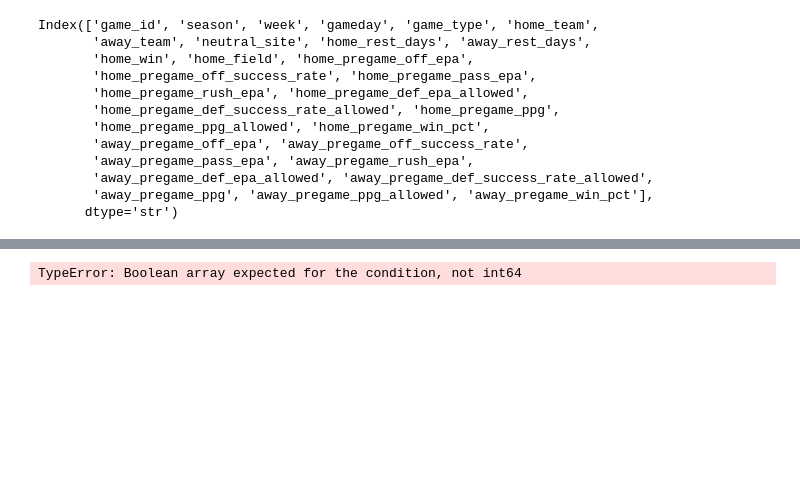
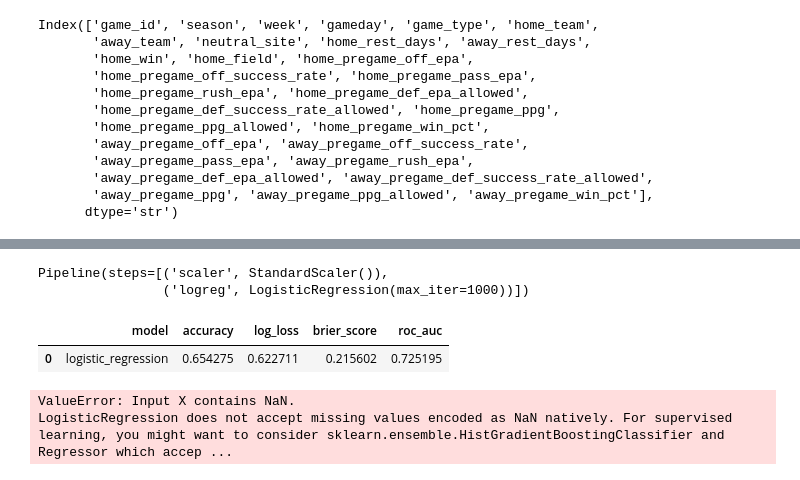
Before and after one commit to swcrockett/nfl-win-probability-model, a Jupyter notebook: notebooks/04_advanced_features.ipynb, the cells around one changed output, grey strips where cells are left out. Cells and saved outputs as stored; diff of their text form; code cells hidden in the pictures; blank space fills up the shorter version.

Commit message:
begin testing features on logistic regression

```diff
--- a/notebooks/04_advanced_features.ipynb
+++ b/notebooks/04_advanced_features.ipynb
@@ -871,3 +873,10 @@ v2a_df = v1_df.merge(
     how='left',
     validate='one_to_one',
 )
+
+base_features = [
+    col for col in v1_df.columns
+    if '_pregame_' in col
+    or col in ['home_rest_days', 'away_rest_days']
+]
+v2a_features = base_features + last3test_features
@@ -878,4 +883,12 @@ test = v2a_df[v2a_df['season'] == 2025].copy()
 # %%
+train = v2a_df[v2a_df['season'] <= 2023].copy()
+val = v2a_df[v2a_df['season'] == 2024].copy()
+test = v2a_df[v2a_df['season'] == 2025].copy()
+
 y_train = train['home_win']
 y_val = val['home_win']
 y_test = test['home_win']
+
+x_train = train[v2a_features]
+x_val = val[v2a_features]
+x_test = test[v2a_features]
@@ -895,11 +895,10 @@ baseline_auc = roc_auc_score(y_val, baseline_prob)
-# %%
-x_train = train[v2a_df]
-x_val = val[v2a_df]
-x_test = test[v2a_df]
-# %% [output]
-TypeError: Boolean array expected for the condition, not int64
 # %%
 model = Pipeline([
     ('scaler', StandardScaler()),
     ('logreg', LogisticRegression(max_iter=1000))
 ])
+
+model.fit(x_train, y_train)
+# %% [output]
+Pipeline(steps=[('scaler', StandardScaler()),
+                ('logreg', LogisticRegression(max_iter=1000))])
@@ -912,14 +905,20 @@ val_pred = (val_prob >= 0.5).astype(int)
 # %%
-accuracy = accuracy_score(y_val, val_pred)
-logloss = log_loss(y_val, val_prob)
-brier = brier_score_loss(y_val, val_prob)
-auc = roc_auc_score(y_val, val_prob)
+val_prob = model.predict_proba(x_val)[:, 1]
+val_pred = (val_prob >= 0.5).astype(int)
+
+v2a_accuracy = accuracy_score(y_val, val_pred)
+v2a_logloss = log_loss(y_val, val_prob)
+v2a_brier = brier_score_loss(y_val, val_prob)
+v2a_auc = roc_auc_score(y_val, val_prob)
 # %%
-model_results = pd.DataFrame({
+v2a_val_results = pd.DataFrame({
     'model': ['logistic_regression'],
-    'accuracy': [ accuracy],
-    'log_loss': [logloss],
-    'brier_score': [brier],
-    'roc_auc': [auc]
+    'accuracy': [ v2a_accuracy],
+    'log_loss': [v2a_logloss],
+    'brier_score': [v2a_brier],
+    'roc_auc': [v2a_auc]
 })
-model_results.head()
+v2a_val_results.head()
+# %% [output]
+|  | model | accuracy | log_loss | brier_score | roc_auc |
+| 0 | logistic_regression | 0.654275 | 0.622711 | 0.215602 | 0.725195 |
@@ -925,0 +968,5 @@ model_results.head()
+# %%
+model.fit(x_train, y_train)
+# %% [output]
+ValueError: Input X contains NaN.
+LogisticRegression does not accept missing values encoded as NaN natively. For supervised learning, you might want to consider sklearn.ensemble.HistGradientBoostingClassifier and Regressor which accep ...
```
Also changed, not shown: parts of 13 cells of this notebook.
